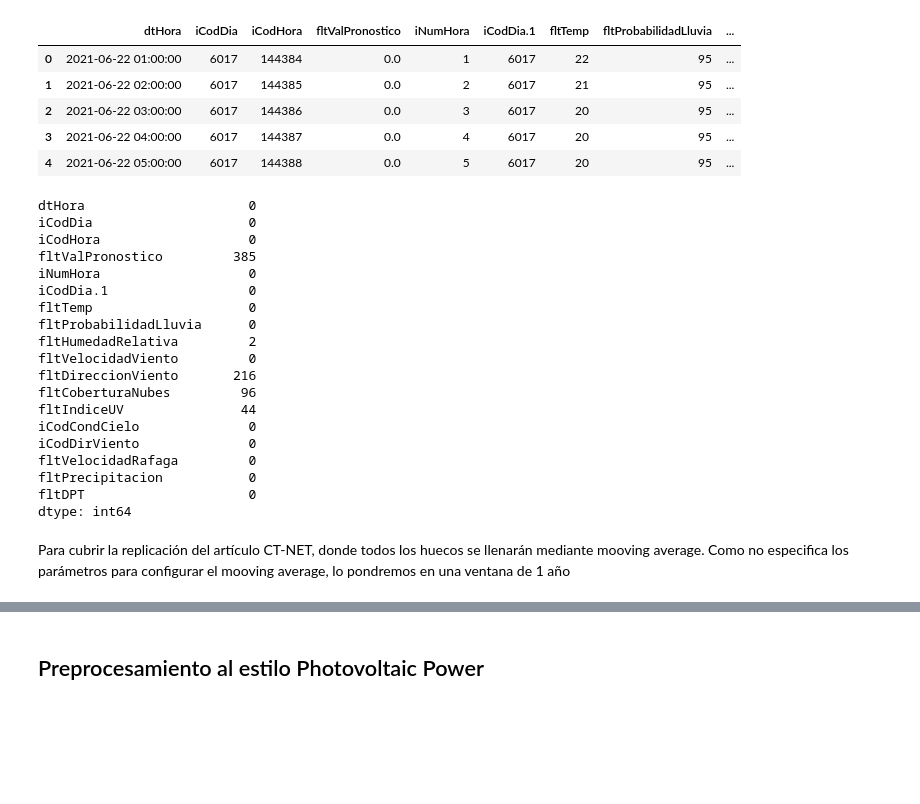
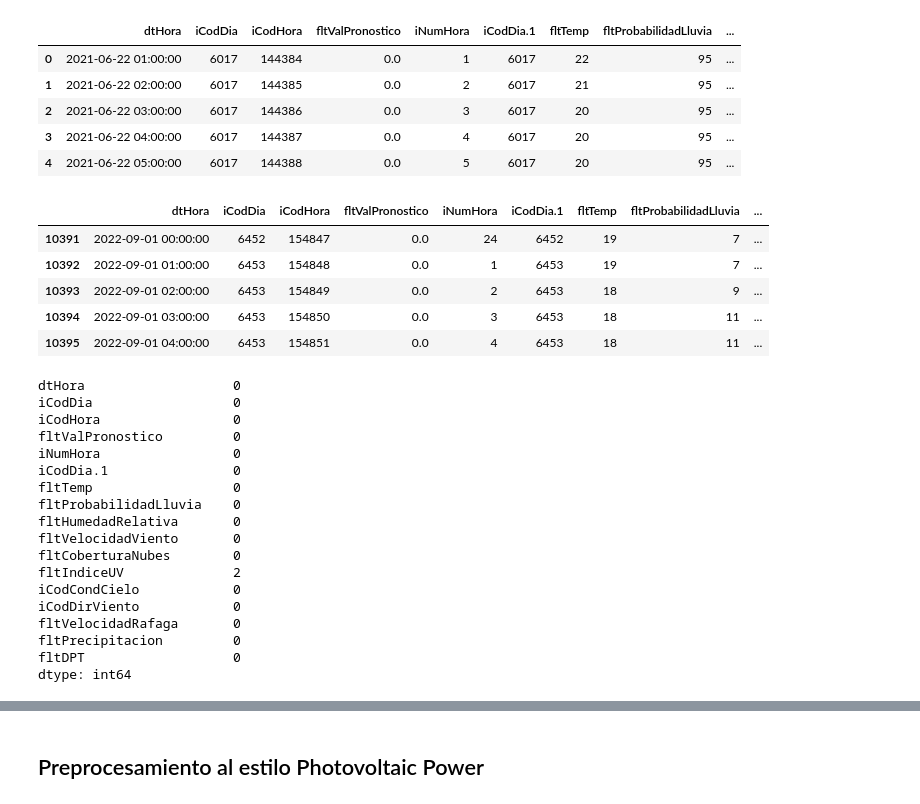
Before and after one commit to ClaudiaGtzD/TesinaMCD, a Jupyter notebook: 00_Preprocesamiento.ipynb, the cells around one changed output, grey strips where cells are left out. Drawn from its saved outputs; the diff is of its cells as text; code cells hidden in the pictures; blank space fills up the shorter version.

```diff
--- a/00_Preprocesamiento.ipynb
+++ b/00_Preprocesamiento.ipynb
@@ -440,30 +440,38 @@ generacion.head()
 | 2 | 2021-06-22 03:00:00 | 6017 | 144386 | 0.0 | 3 | 6017 | 20 | 95 | ... |
 | 3 | 2021-06-22 04:00:00 | 6017 | 144387 | 0.0 | 4 | 6017 | 20 | 95 | ... |
 | 4 | 2021-06-22 05:00:00 | 6017 | 144388 | 0.0 | 5 | 6017 | 20 | 95 | ... |
+# %%
+generacion = generacion[generacion['dtHora'] >= "2022-09-01"]
+generacion.drop(columns=['fltDireccionViento'], inplace=True)
+generacion.head()
+# %% [output]
+|  | dtHora | iCodDia | iCodHora | fltValPronostico | iNumHora | iCodDia.1 | fltTemp | fltProbabilidadLluvia | ... |
+| 10391 | 2022-09-01 00:00:00 | 6452 | 154847 | 0.0 | 24 | 6452 | 19 | 7 | ... |
+| 10392 | 2022-09-01 01:00:00 | 6453 | 154848 | 0.0 | 1 | 6453 | 19 | 7 | ... |
+| 10393 | 2022-09-01 02:00:00 | 6453 | 154849 | 0.0 | 2 | 6453 | 18 | 9 | ... |
+| 10394 | 2022-09-01 03:00:00 | 6453 | 154850 | 0.0 | 3 | 6453 | 18 | 11 | ... |
+| 10395 | 2022-09-01 04:00:00 | 6453 | 154851 | 0.0 | 4 | 6453 | 18 | 11 | ... |
 # %%
 null_counts = generacion.isnull().sum()
 
 # Mostrar los resultados
 print(null_counts)
 # %% [output]
-dtHora                     0
-iCodDia                    0
-iCodHora                   0
-fltValPronostico         385
-iNumHora                   0
-iCodDia.1                  0
-fltTemp                    0
-fltProbabilidadLluvia      0
-fltHumedadRelativa         2
-fltVelocidadViento         0
-fltDireccionViento       216
-fltCoberturaNubes         96
-fltIndiceUV               44
-iCodCondCielo              0
-iCodDirViento              0
-fltVelocidadRafaga         0
-fltPrecipitacion           0
-fltDPT                     0
+dtHora                   0
+iCodDia                  0
+iCodHora                 0
+fltValPronostico         0
+iNumHora                 0
+iCodDia.1                0
+fltTemp                  0
+fltProbabilidadLluvia    0
+fltHumedadRelativa       0
+fltVelocidadViento       0
+fltCoberturaNubes        0
+fltIndiceUV              2
+iCodCondCielo            0
+iCodDirViento            0
+fltVelocidadRafaga       0
+fltPrecipitacion         0
+fltDPT                   0
 dtype: int64
-# %% [markdown]
-Para cubrir la replicación del artículo CT-NET, donde todos los huecos se llenarán mediante mooving average. Como no especifica los parámetros para configurar el mooving average, lo pondremos en una ventana de 1 año
```
Also changed, not shown: parts of 8 cells of this notebook, 5 other files.
